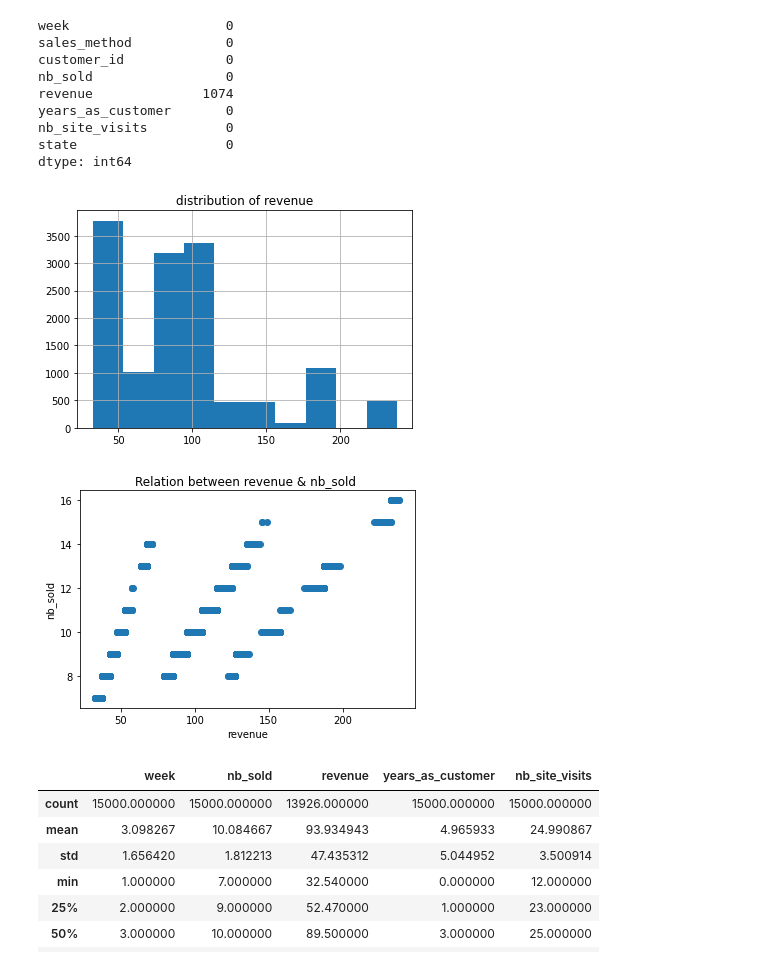
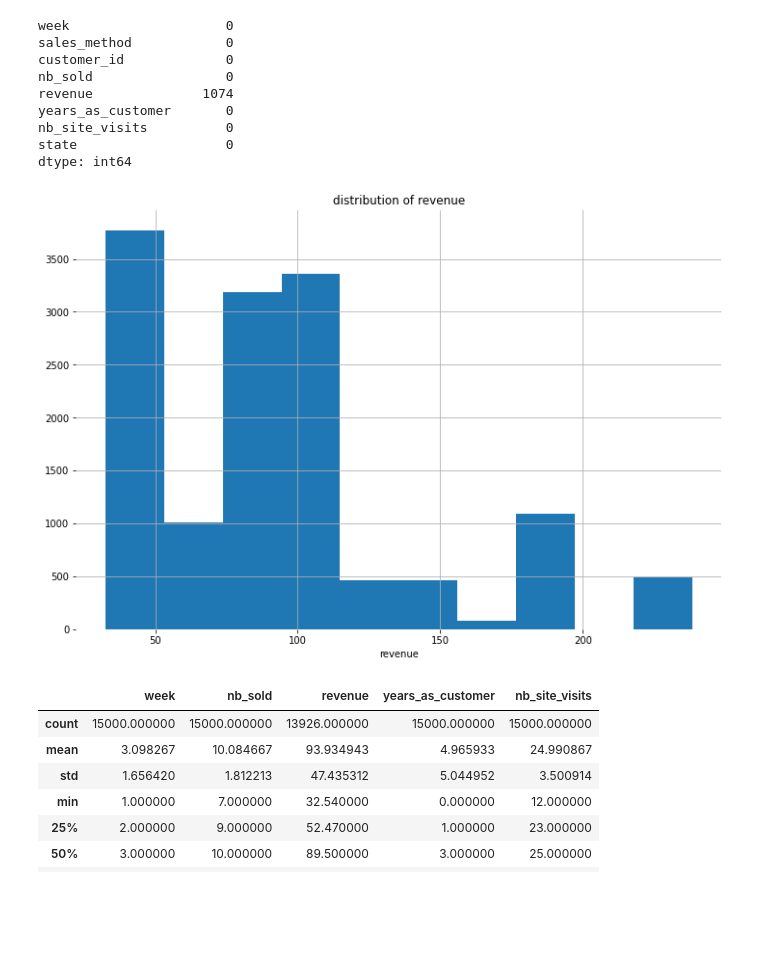
Before and after one commit to MahmoudAdel-hub/New_Product_Marketing_Method, a Jupyter notebook: ProfessionalDA.ipynb, the cells around one changed output. Cells and saved outputs as stored; diff of their text form; code cells hidden in the pictures; blank space fills up the shorter version.

```diff
--- a/ProfessionalDA.ipynb
+++ b/ProfessionalDA.ipynb
@@ -51,19 +51,14 @@ nb_site_visits          0
 state                   0
 dtype: int64
 # %%
+plt.subplots(figsize=(12,8))
 df['revenue'].hist()
 plt.title('distribution of revenue')
+plt.xlabel('revenue')
+plt.box(False)
 plt.show()
 # %% [output]
-[figure, old version]
+[figure, new version]
-# %%
-plt.scatter(df['revenue'],df['nb_sold'])
-plt.title('Relation between revenue & nb_sold ')
-plt.ylabel('nb_sold')
-plt.xlabel('revenue')
-plt.show()
-# %% [output]
-[figure, removed]
 # %%
 df.describe()
 # %% [output]
```
Also changed, not shown: parts of 66 cells of this notebook, 1 other file.
